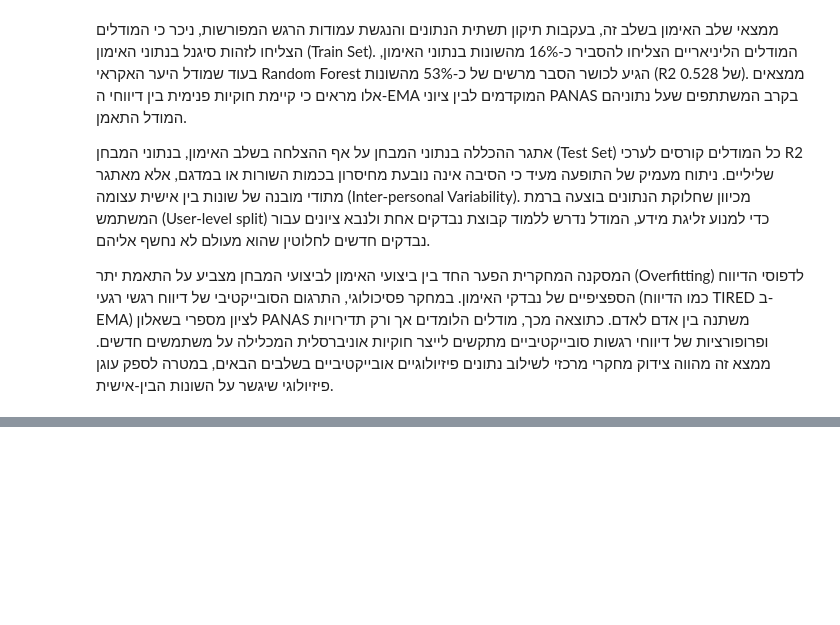
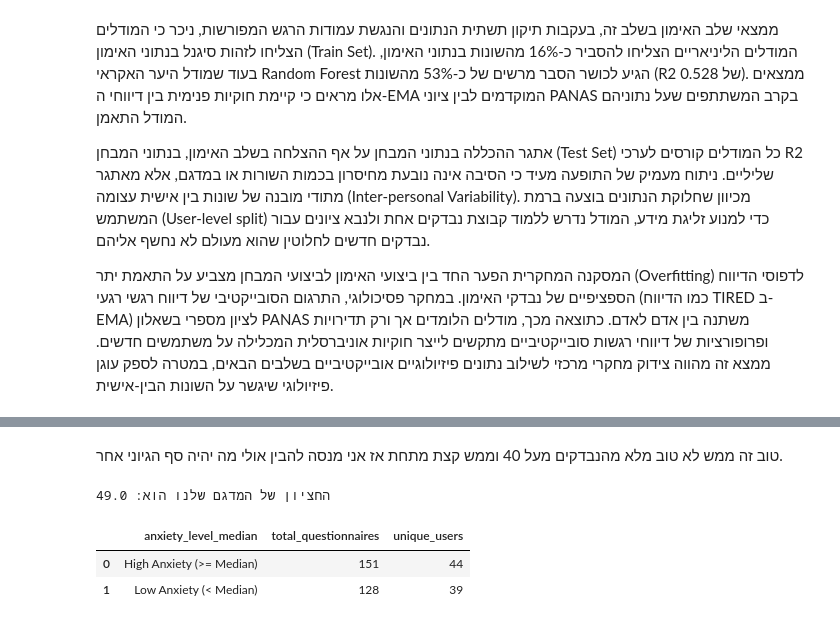
Before and after one commit to MoriahTDaniel/lifesnaps_project, a Jupyter notebook: notebooks/03_panas_like_model.ipynb, the cells around one changed output, grey strips where cells are left out. Cells and saved outputs as stored; diff of their text form; code cells hidden in the pictures; blank space fills up the shorter version.

```diff
--- a/notebooks/03_panas_like_model.ipynb
+++ b/notebooks/03_panas_like_model.ipynb
@@ -1160,0 +1222,27 @@ plt.show()
+# %% [markdown]
+טוב זה ממש לא טוב מלא מהנבדקים מעל 40 וממש קצת מתחת אז אני מנסה להבין אולי מה יהיה סף הגיוני אחר.
+# %%
+import pandas as pd
+
+# 1. מציאת החציון (הנקודה שחוצה את המדגם לחצי)
+median_score = stai_df['stai_stress'].median()
+print(f"החציון של המדגם שלנו הוא: {median_score}\n")
+
+# 2. יצירת עמודת מטרה חדשה לפי החציון
+stai_df['anxiety_level_median'] = stai_df['stai_stress'].apply(
+    lambda x: 'High Anxiety (>= Median)' if x >= median_score else 'Low Anxiety (< Median)'
+)
+
+# 3. בדיקת כמות המשתמשים השונים בכל קבוצה עכשיו
+summary_median_df = stai_df.groupby('anxiety_level_median').agg(
+    total_questionnaires=('stai_stress', 'count'),
+    unique_users=('user_id', 'nunique')
+).reset_index()
+
+# 4. הצגת התוצאה המאוזנת
+display(summary_median_df)
+# %% [output]
+החציון של המדגם שלנו הוא: 49.0
+|  | anxiety_level_median | total_questionnaires | unique_users |
+| 0 | High Anxiety (>= Median) | 151 | 44 |
+| 1 | Low Anxiety (< Median) | 128 | 39 |
```
Also changed, not shown: parts of 17 cells of this notebook.
